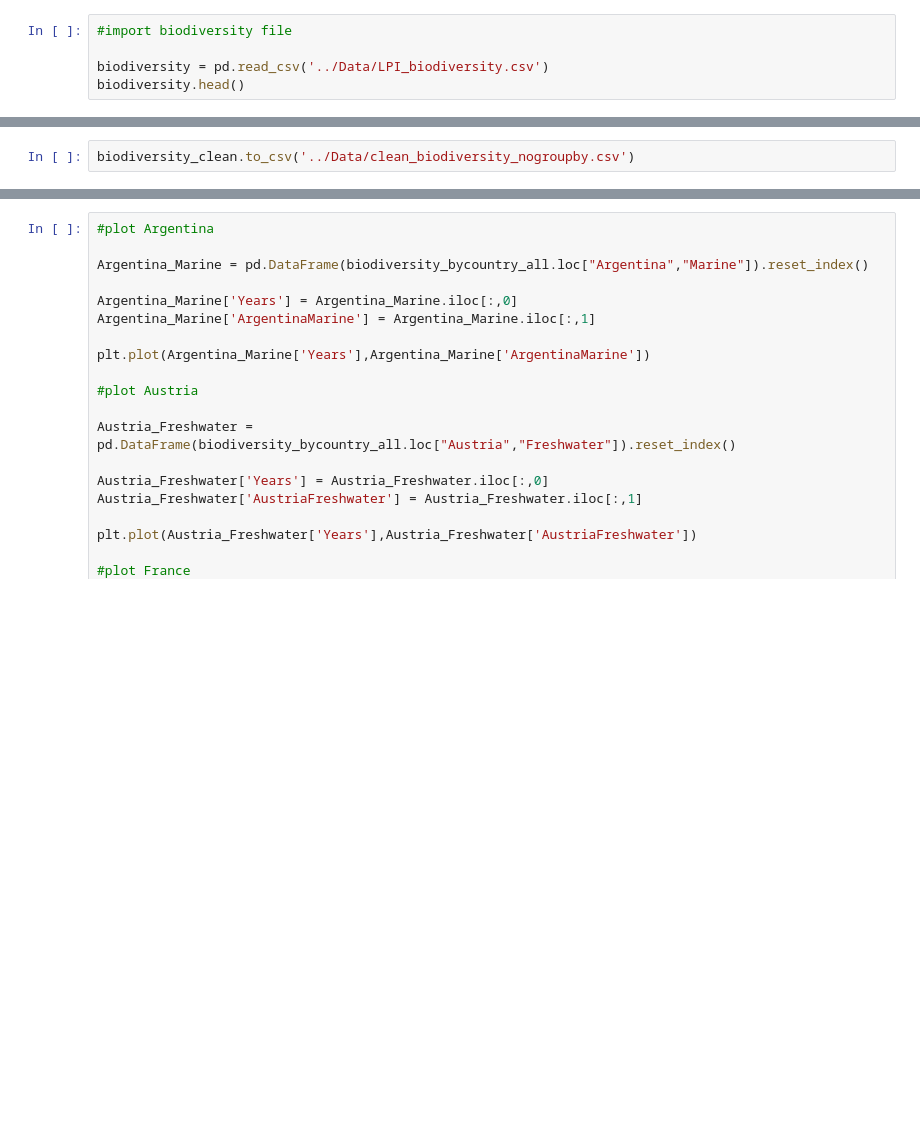
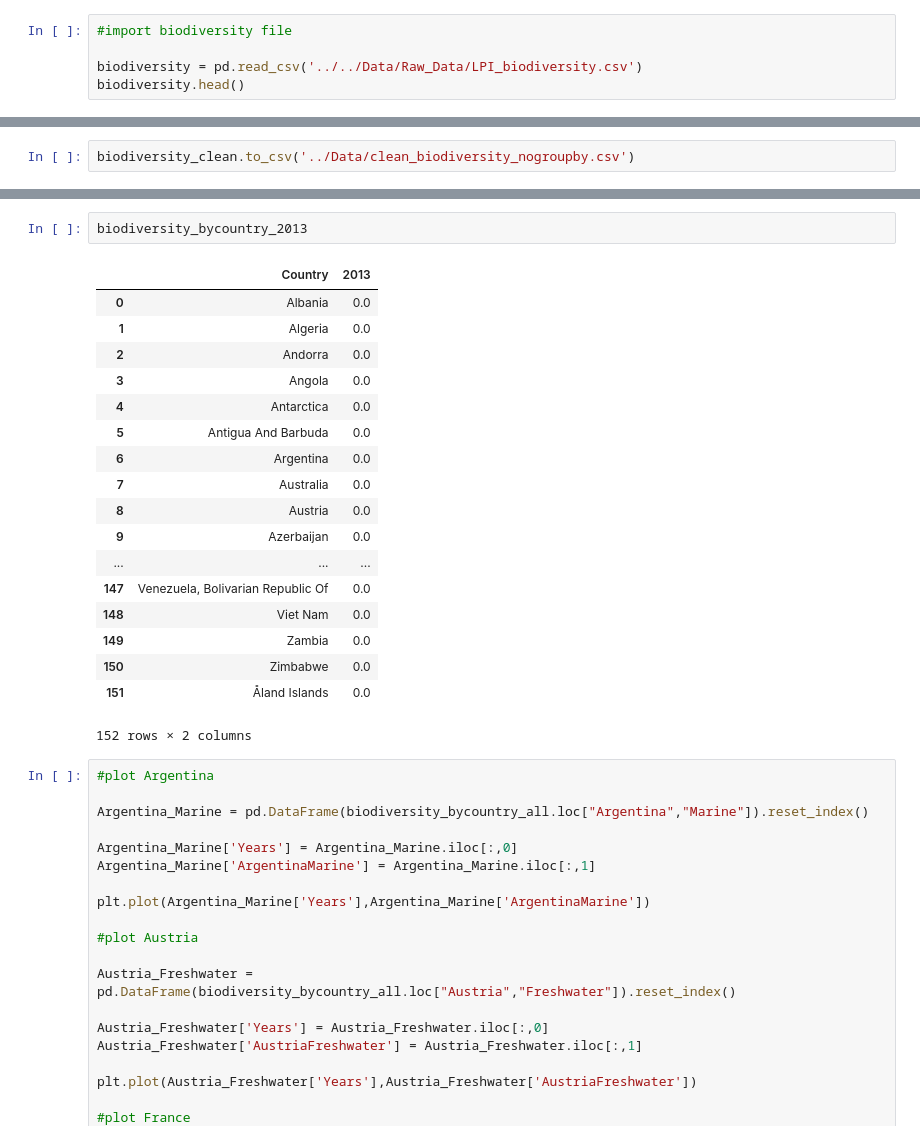
Before and after one commit to Sam-Marshall/ecosystems_energy, a Jupyter notebook: BaseCode/csv_cleaning/Cleaning_biodiversity.ipynb, the cells around one changed output, grey strips where cells are left out. Cells and saved outputs as stored; diff of their text form; blank space fills up the shorter version.

```diff
--- a/BaseCode/csv_cleaning/Cleaning_biodiversity.ipynb
+++ b/BaseCode/csv_cleaning/Cleaning_biodiversity.ipynb
@@ -6,7 +6,7 @@ from functools import reduce
 # %%
 #import biodiversity file
 
-biodiversity = pd.read_csv('../Data/LPI_biodiversity.csv')
+biodiversity = pd.read_csv('../../Data/Raw_Data/LPI_biodiversity.csv')
 biodiversity.head()
 # %% [output]
 |  | ID | Binomial | Reference | Class | Order | Family | Genus | Species | Subspecies | Authority | ... |
@@ -170,3 +161,24 @@ biodiversity_bycountry_all.head()
+# %%
+biodiversity_bycountry_2013
+# %% [output]
+|  | Country | 2013 |
+| 0 | Albania | 0.0 |
+| 1 | Algeria | 0.0 |
+| 2 | Andorra | 0.0 |
+| 3 | Angola | 0.0 |
+| 4 | Antarctica | 0.0 |
+| 5 | Antigua And Barbuda | 0.0 |
+| 6 | Argentina | 0.0 |
+| 7 | Australia | 0.0 |
+| 8 | Austria | 0.0 |
+| 9 | Azerbaijan | 0.0 |
+| ... | ... | ... |
+| 147 | Venezuela, Bolivarian Republic Of | 0.0 |
+| 148 | Viet Nam | 0.0 |
+| 149 | Zambia | 0.0 |
+| 150 | Zimbabwe | 0.0 |
+| 151 | Åland Islands | 0.0 |
+152 rows × 2 columns
 # %%
 #plot Argentina
 
```
Also changed, not shown: parts of 4 cells of this notebook, 1 other file.
